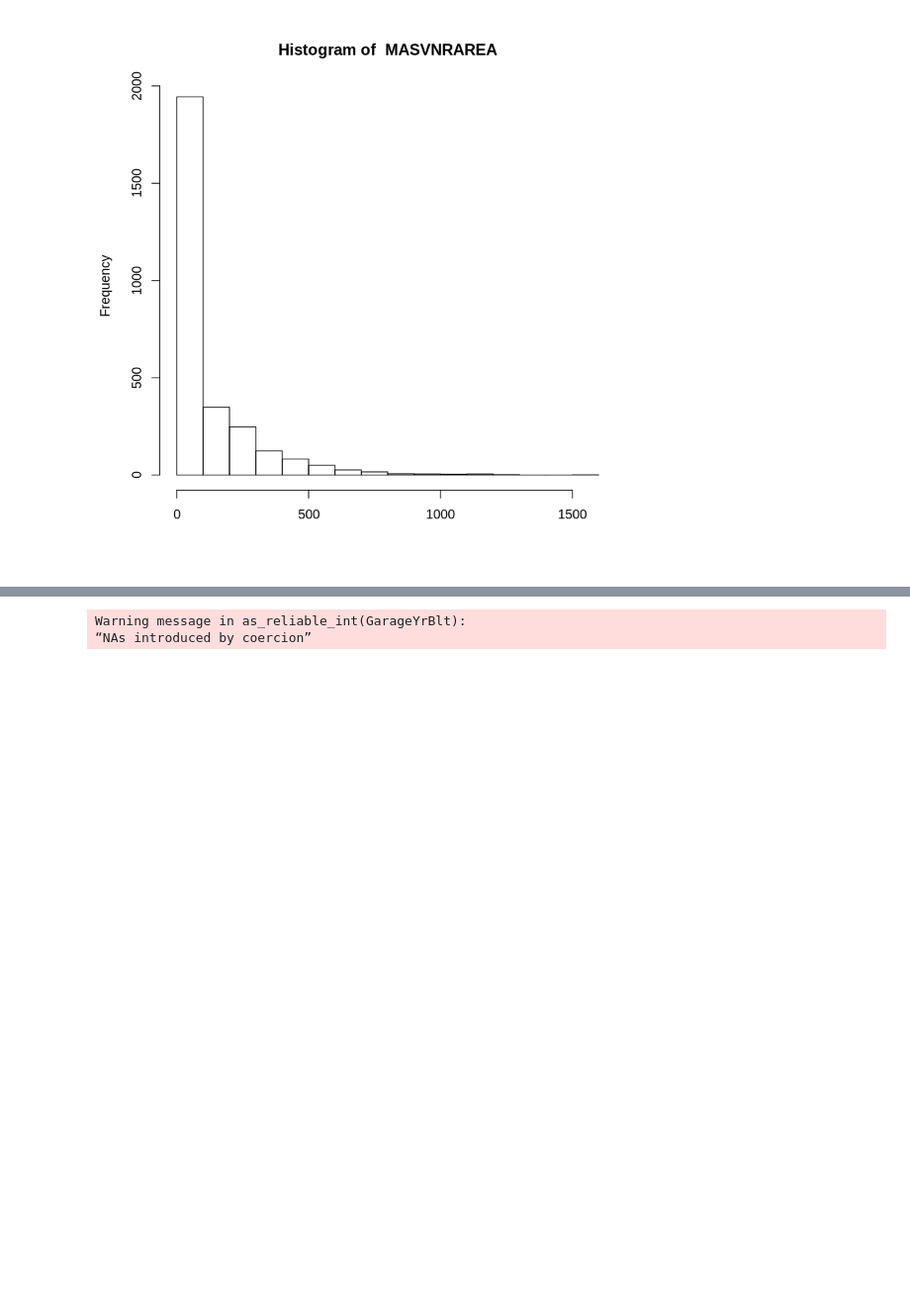
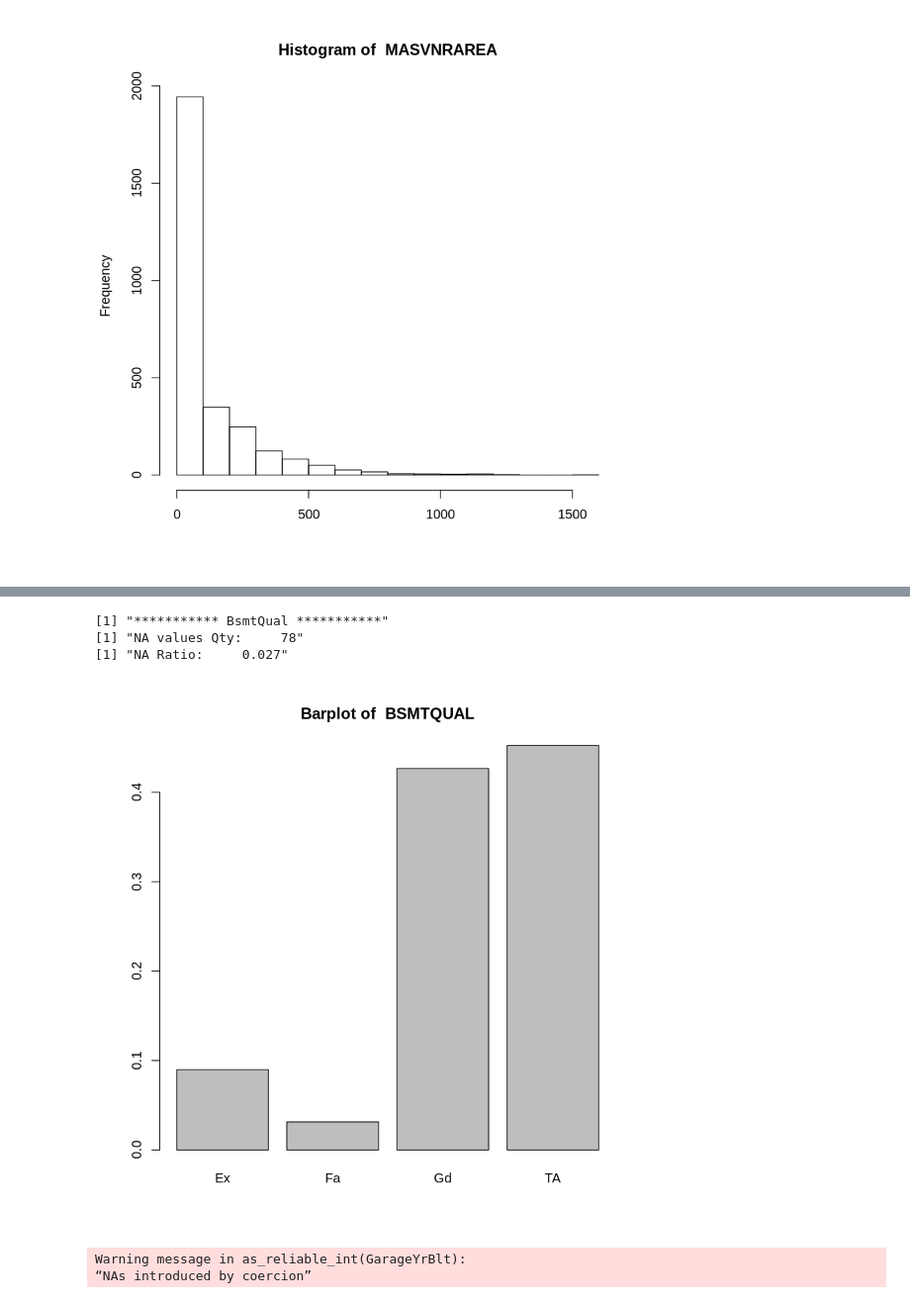
Before and after one commit to amirsaleem1990/Statistics, a Jupyter notebook: House-Prices-Advanced-Regression-Techniques-kaggle-compitation/Untitled1.ipynb, the cells around one changed output, grey strips where cells are left out. Shown at 99% size. Saved outputs shown, nothing was run; the diff lists cells and outputs as text; code cells hidden in the pictures; blank space fills up the shorter version.

```diff
--- a/House-Prices-Advanced-Regression-Techniques-kaggle-compitation/Untitled1.ipynb
+++ b/House-Prices-Advanced-Regression-Techniques-kaggle-compitation/Untitled1.ipynb
@@ -251,3 +268,10 @@ desc("MasVnrArea")
+# %%
+desc("BsmtQual")
+# %% [output]
+[1] "*********** BsmtQual ***********"
+[1] "NA values Qty:     78"
+[1] "NA Ratio:     0.027"
+[figure, added]
 # %%
 library(purrr)
 library(dplyr)
```
Also changed, not shown: parts of 4 cells of this notebook.
